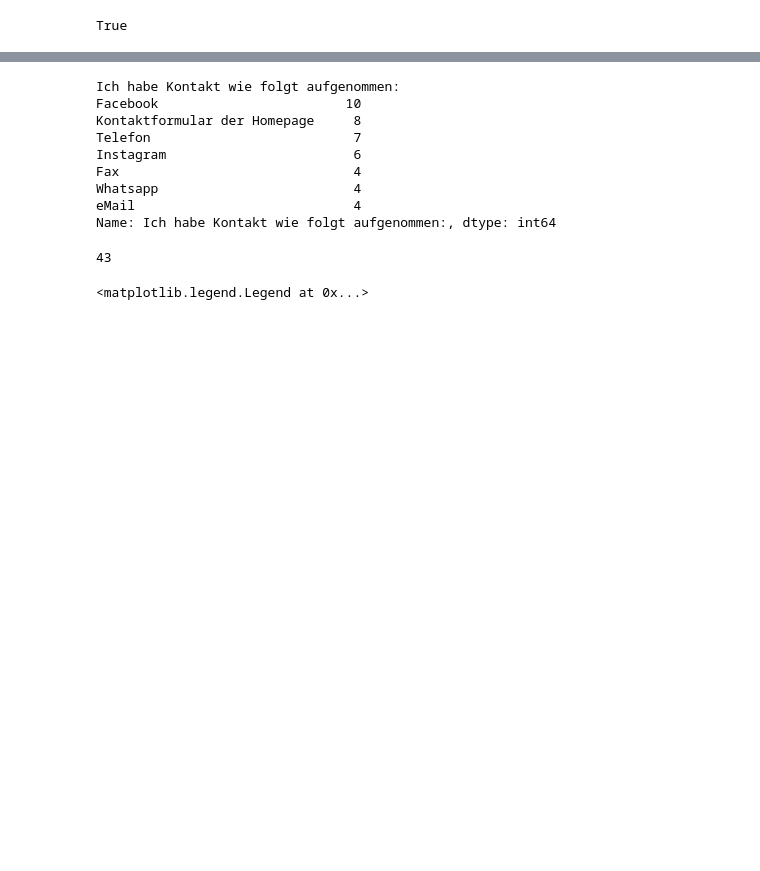
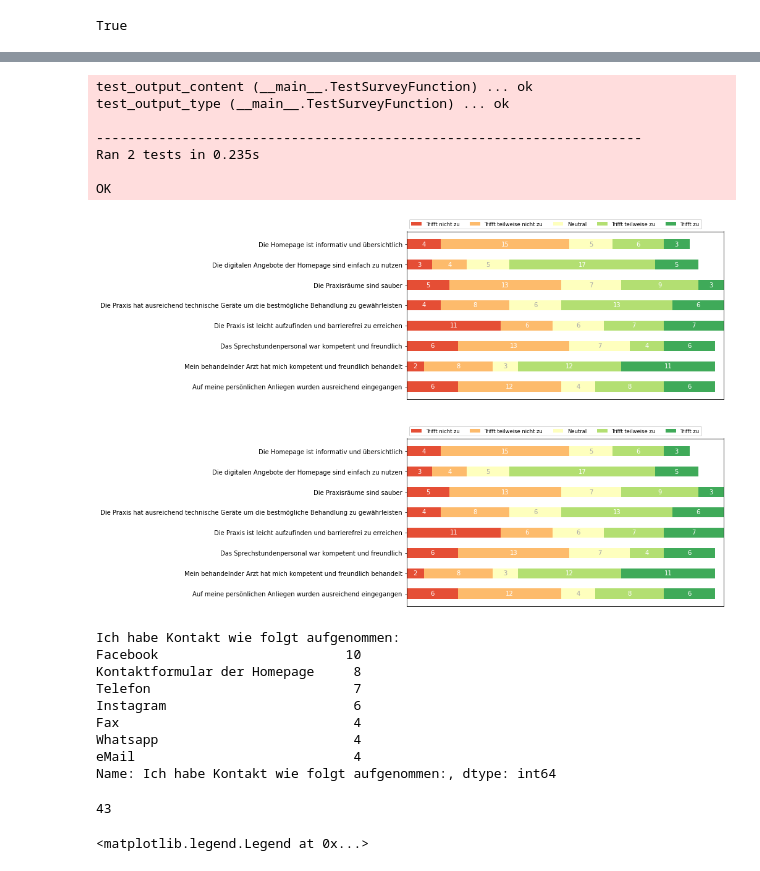
Before and after one commit to fraupozh/thefeedbackers, a Jupyter notebook: Untitled.ipynb, the cells around one changed output, grey strips where cells are left out. Cells and saved outputs as stored; diff of their text form; code cells hidden in the pictures; blank space fills up the shorter version.

Commit message:
unittest added

```diff
--- a/Untitled.ipynb
+++ b/Untitled.ipynb
@@ -143,3 +160,39 @@ plt.show()
+# %%
+'''Two test cases: test_output_type and test_output_content.
+    The test_output_type test case checks if the returned objects are
+    of the correct type (matplotlib.Figure and matplotlib.Axes).
+    The test_output_content test case checks if the expected number of containers exist in the Axes object.'''
+
+import unittest
+
+class TestSurveyFunction(unittest.TestCase):
+    def test_output_type(self):
+        results = dict(zip(questions, list_of_counts))
+        category_names = ['Trifft nicht zu', 'Trifft teilweise nicht zu',
+                  'Neutral', 'Trifft teilweise zu', 'Trifft zu']
+        fig, ax = survey(results, category_names)
+        self.assertIsInstance(fig, plt.Figure)
+        self.assertIsInstance(ax, plt.Axes)
+
+    def test_output_content(self):
+        results = dict(zip(questions, list_of_counts))
+        category_names = ['Trifft nicht zu', 'Trifft teilweise nicht zu',
+                  'Neutral', 'Trifft teilweise zu', 'Trifft zu']
+        fig, ax = survey(results, category_names)
+        self.assertEqual(len(ax.containers), 5)
+
+if __name__ == '__main__':
+    unittest.main(argv=['ignored', '-v'], exit=False)
+# %% [output]
+test_output_content (__main__.TestSurveyFunction) ... ok
+test_output_type (__main__.TestSurveyFunction) ... ok
+
+----------------------------------------------------------------------
+Ran 2 tests in 0.235s
+
+OK
+[figure, added]
+[figure, added]
 # %%
 #Pie chart for "Ich habe Kontakt wie folgt aufgenommen"dew
 df2 = df.groupby(['Ich habe Kontakt wie folgt aufgenommen:'])['Ich habe Kontakt wie folgt aufgenommen:'].count()
```
Also changed, not shown: parts of 4 cells of this notebook, 1 other file.
